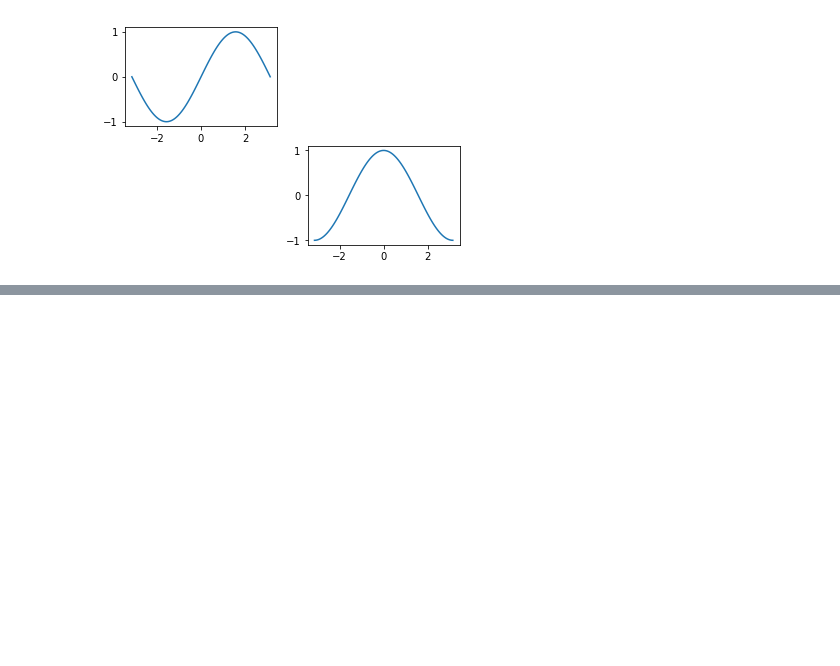
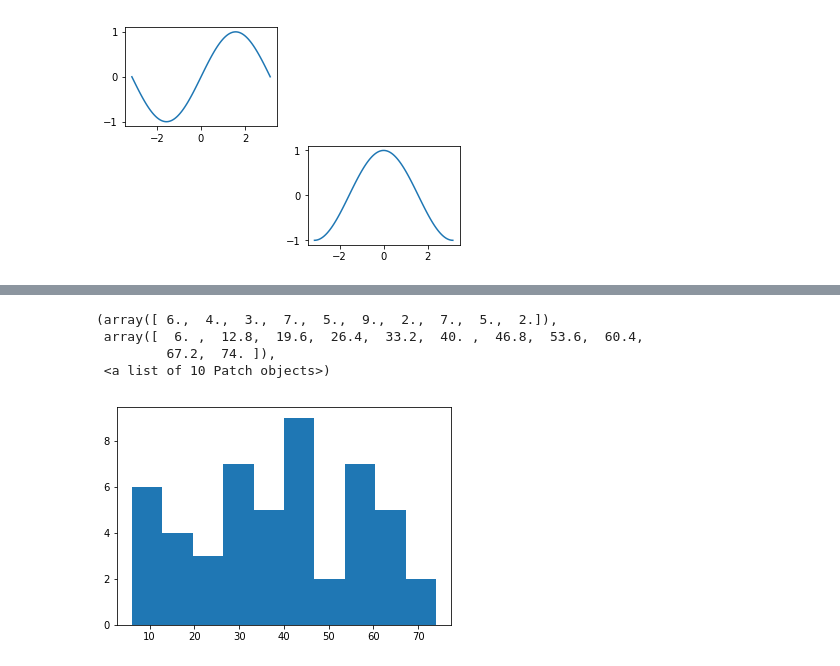
Before and after one commit to learningwithdg/datascience, a Jupyter notebook: 3.Matplotlib.ipynb, the cells around one changed output, grey strips where cells are left out. Cells and saved outputs as stored; diff of their text form; code cells hidden in the pictures; blank space fills up the shorter version.

```diff
--- a/3.Matplotlib.ipynb
+++ b/3.Matplotlib.ipynb
@@ -317,0 +335,8 @@ plt.show()
+# %%
+plt.hist(ages)
+# %% [output]
+(array([ 6.,  4.,  3.,  7.,  5.,  9.,  2.,  7.,  5.,  2.]),
+ array([  6. ,  12.8,  19.6,  26.4,  33.2,  40. ,  46.8,  53.6,  60.4,
+         67.2,  74. ]),
+ <a list of 10 Patch objects>)
+[figure, added]
```
Also changed, not shown: parts of 21 cells of this notebook, 1 other file.
